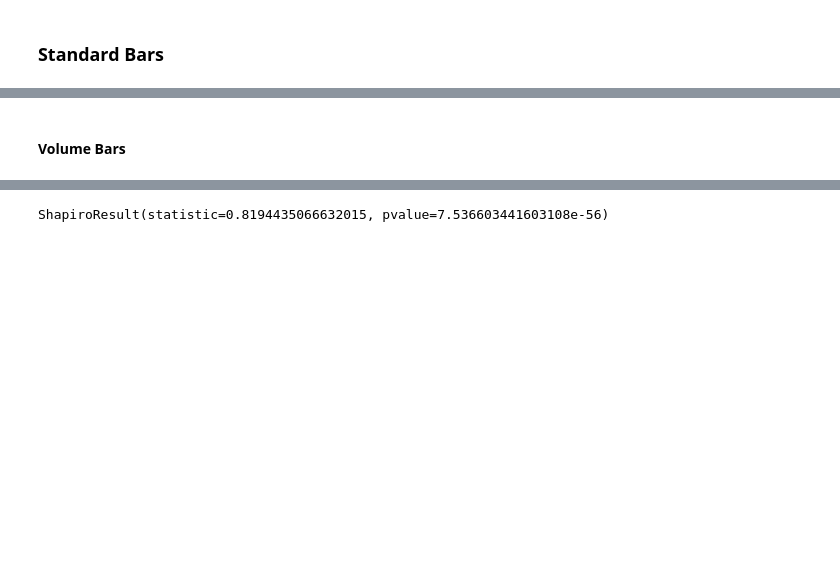
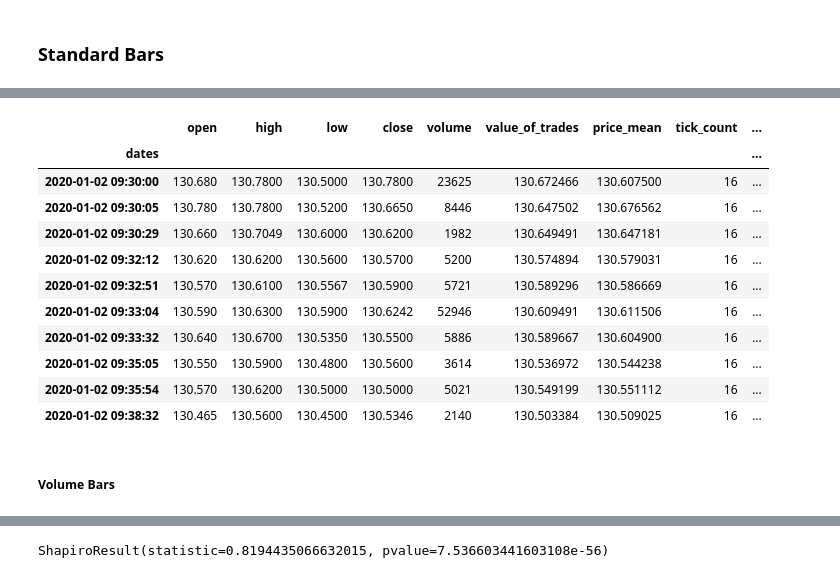
Before and after one commit to RiskLabAI/Notebooks.py, a Jupyter notebook: data/structures/Financial Data Structures.ipynb, the cells around one changed output, grey strips where cells are left out. Saved outputs shown, nothing was run; the diff lists cells and outputs as text; code cells hidden in the pictures; blank space fills up the shorter version.

```diff
--- a/data/structures/Financial Data Structures.ipynb
+++ b/data/structures/Financial Data Structures.ipynb
@@ -105,2 +106,19 @@ Processing batch 0 with size 729726
+# %%
+timeBarLen = ohlcvTime.shape[0]
+ohlcvTick = generate_tick_bar(dataframe, ticks_per_bar = 0, number_bars = timeBarLen)
+ohlcvTick.head(10)
+# %% [output]
+|  | open | high | low | close | volume | value_of_trades | price_mean | tick_count | ... |
+| dates |  |  |  |  |  |  |  |  | ... |
+| 2020-01-02 09:30:00 | 130.680 | 130.7800 | 130.5000 | 130.7800 | 23625 | 130.672466 | 130.607500 | 16 | ... |
+| 2020-01-02 09:30:05 | 130.780 | 130.7800 | 130.5200 | 130.6650 | 8446 | 130.647502 | 130.676562 | 16 | ... |
+| 2020-01-02 09:30:29 | 130.660 | 130.7049 | 130.6000 | 130.6200 | 1982 | 130.649491 | 130.647181 | 16 | ... |
+| 2020-01-02 09:32:12 | 130.620 | 130.6200 | 130.5600 | 130.5700 | 5200 | 130.574894 | 130.579031 | 16 | ... |
+| 2020-01-02 09:32:51 | 130.570 | 130.6100 | 130.5567 | 130.5900 | 5721 | 130.589296 | 130.586669 | 16 | ... |
+| 2020-01-02 09:33:04 | 130.590 | 130.6300 | 130.5900 | 130.6242 | 52946 | 130.609491 | 130.611506 | 16 | ... |
+| 2020-01-02 09:33:32 | 130.640 | 130.6700 | 130.5350 | 130.5500 | 5886 | 130.589667 | 130.604900 | 16 | ... |
+| 2020-01-02 09:35:05 | 130.550 | 130.5900 | 130.4800 | 130.5600 | 3614 | 130.536972 | 130.544238 | 16 | ... |
+| 2020-01-02 09:35:54 | 130.570 | 130.6200 | 130.5000 | 130.5000 | 5021 | 130.549199 | 130.551112 | 16 | ... |
+| 2020-01-02 09:38:32 | 130.465 | 130.5600 | 130.4500 | 130.5346 | 2140 | 130.503384 | 130.509025 | 16 | ... |
 # %% [markdown]
-#### Volume Bars
+##### Volume Bars
```
Also changed, not shown: parts of 41 cells of this notebook.
